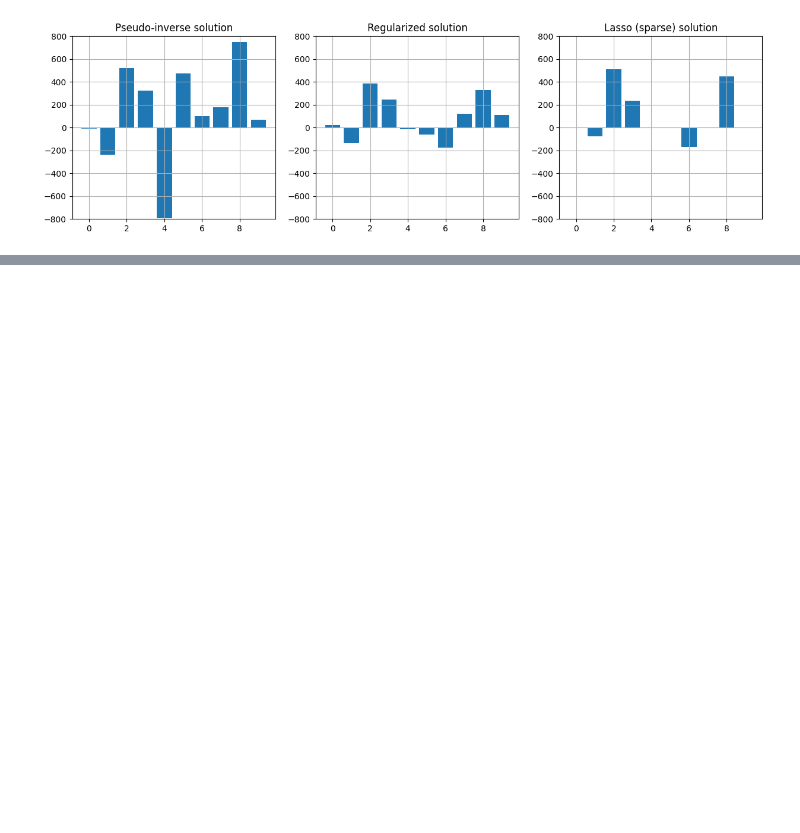
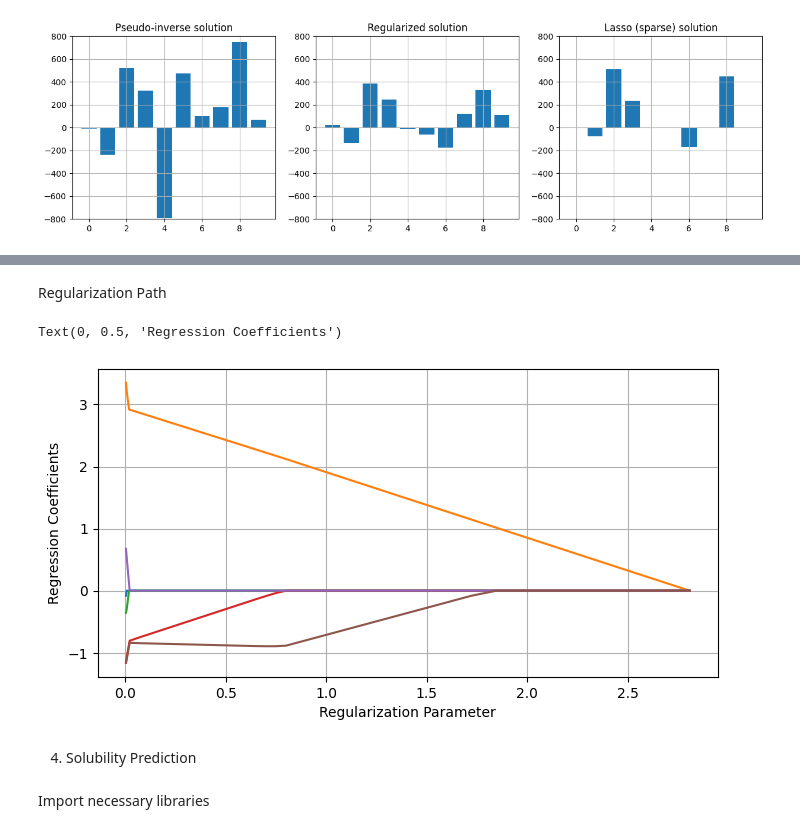
Before and after one commit to Prageeth-Dananjaya/CO544_Labs, a Jupyter notebook: Lab04/CO544_Lab4.ipynb, the cells around one changed output, grey strips where cells are left out. Cells and saved outputs as stored; diff of their text form; code cells hidden in the pictures; blank space fills up the shorter version.

```diff
--- a/Lab04/CO544_Lab4.ipynb
+++ b/Lab04/CO544_Lab4.ipynb
@@ -126,0 +137,33 @@ Computing regularization path using the LARS ...
+# %% [markdown]
+Regularization Path
+# %%
+from sklearn.linear_model import lasso_path
+
+N = 100
+y = np.empty(0)
+X = np.empty([0,6])
+for i in range(N):
+    Z1= np.random.randn()
+    Z2= np.random.randn()
+    y = np.append(y, 3*Z1 - 1.5*Z2 + 2*np.random.randn())
+    Xarr = np.array([Z1,Z1,Z1,Z2,Z2,Z2])+ np.random.randn(6)/5
+    X = np.vstack ((X, Xarr.tolist()))
+
+# Compute regressions with Lasso and return paths
+#
+alphas_lasso, coefs_lasso, _ = lasso_path(X, y)
+# Plot each coefficient
+#
+fig, ax = plt.subplots(figsize = (8,4))
+for i in range(6):
+    ax.plot(alphas_lasso, coefs_lasso[i,:])
+ax.grid(True)
+ax.set_xlabel("Regularization Parameter")
+ax.set_ylabel("Regression Coefficients")
+# %% [output]
+Text(0, 0.5, 'Regression Coefficients')
+[figure, added]
+# %% [markdown]
+4. Solubility Prediction
+# %% [markdown]
+Import necessary libraries
```
Also changed, not shown: parts of 13 cells of this notebook.
